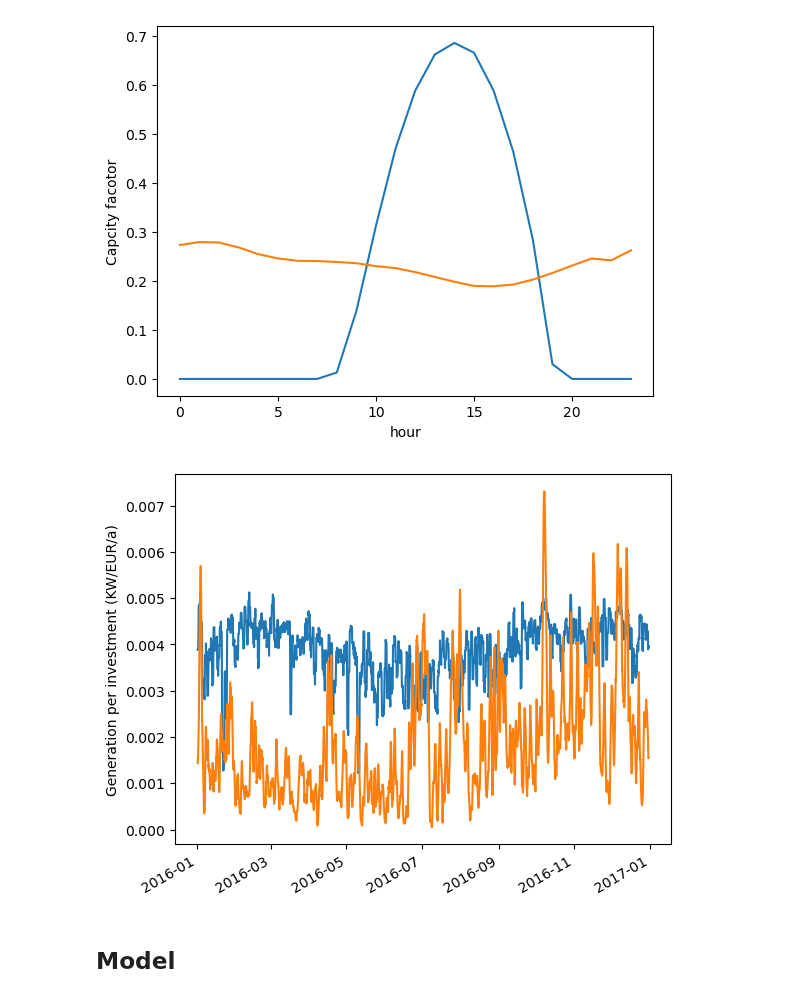
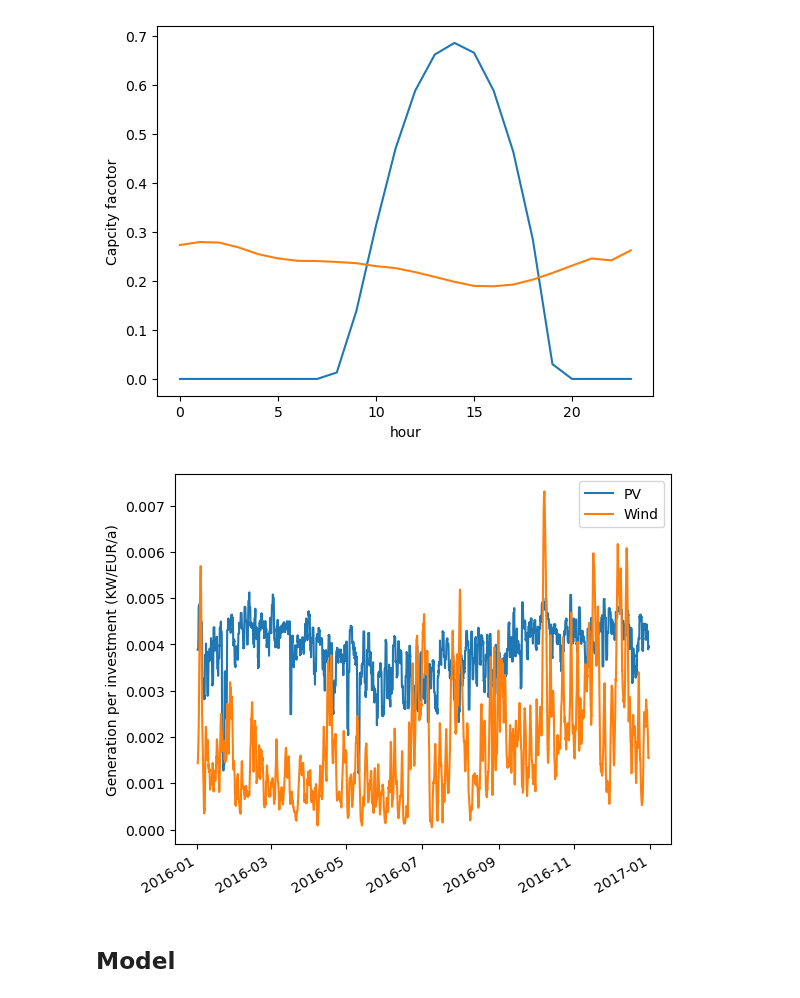
Before and after one commit to inwe-boku/syfop, a Jupyter notebook: notebooks/reproduce-brazil-paper.ipynb, the cells around one changed output. Drawn from its saved outputs; the diff is of its cells as text; code cells hidden in the pictures.

Commit message:
Add some debugging plots to notebook

```diff
--- a/notebooks/reproduce-brazil-paper.ipynb
+++ b/notebooks/reproduce-brazil-paper.ipynb
@@ -188,13 +186,14 @@ plt.title('');
 # %% [output]
 [figure]
 # %%
-(solar_pv_input_flow / pv_cost).rolling(time=24).mean().plot()
-(wind_class2_input_flow / wind_cost).rolling(time=24).mean().plot()
+(solar_pv_input_flow / pv_cost).rolling(time=24).mean().plot(label='PV')
+(wind_class2_input_flow / wind_cost).rolling(time=24).mean().plot(label='Wind')
 plt.xlabel('')
+plt.legend()
 plt.ylabel('Generation per investment (KW/EUR/a)')
 plt.title('');
 # %% [output]
-[figure, old version]
+[figure, new version]
 # %% [markdown]
 ## Model
 # %%
```
Also changed, not shown: parts of 55 cells of this notebook.
